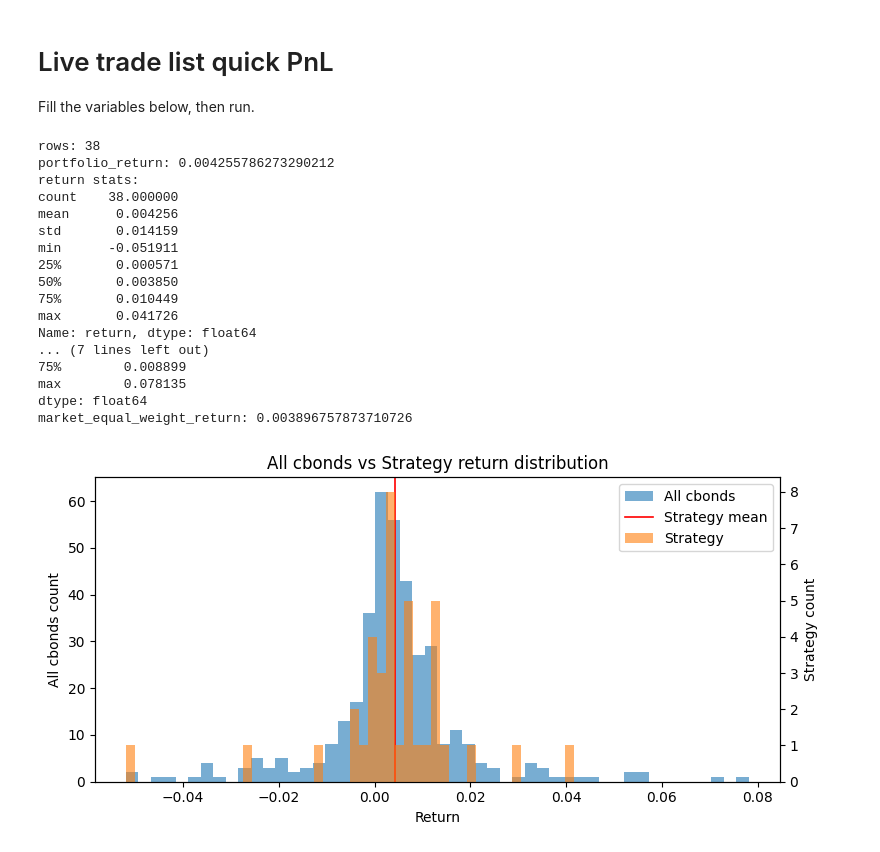
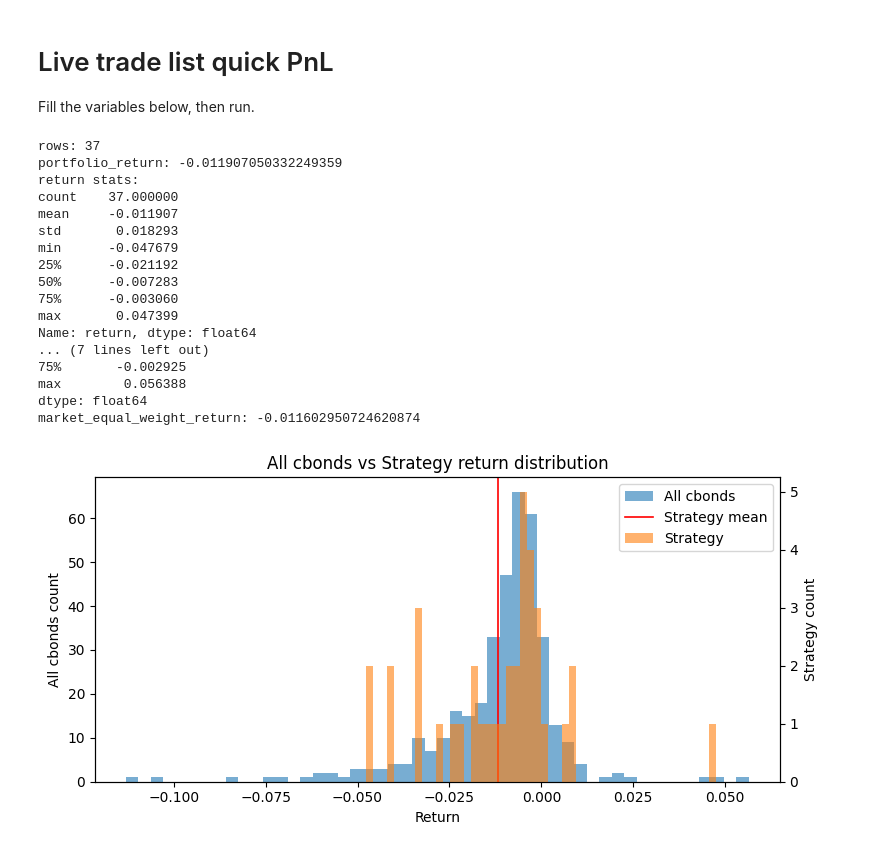
Before and after one commit to gwc0207/CBOND_DAY, a Jupyter notebook: notebooks/live_trade_pnl.ipynb, the cells around one changed output. Drawn from its saved outputs; the diff is of its cells as text; code cells hidden in the pictures.

```diff
--- a/notebooks/live_trade_pnl.ipynb
+++ b/notebooks/live_trade_pnl.ipynb
@@ -8,7 +8,7 @@ import pandas as pd
 import matplotlib.pyplot as plt
 
 # ---- settings ----
-trade_day = '2026-01-19'  # trade_list date
+trade_day = '2026-01-20'  # trade_list date
 signal_name = 'combo_default'
 batch_id = 'Live'
 results_root = Path('D:/cbond_daily/results')
@@ -70,47 +70,47 @@ all_sell = apply_bps(all_df[sell_twap_col], cost_bps, 'sell')
 all_returns = (all_sell - all_buy) / all_buy
 
 print('all cbonds return stats:')
 print(all_returns.describe())
 
 # equal-weight market return (all tradable)
 if len(all_returns) > 0:
     market_eq_ret = float(all_returns.mean())
     print('market_equal_weight_return:', market_eq_ret)
 
 # histogram
 fig, ax = plt.subplots(figsize=(8, 4))
 ax2 = ax.twinx()
 ax.hist(all_returns.dropna(), bins=50, alpha=0.6, label='All cbonds')
 ax2.hist(merged['return'].dropna(), bins=50, alpha=0.6, color='tab:orange', label='Strategy')
 ax.axvline(merged['return'].mean(), color='red', linewidth=1.2, label='Strategy mean')
 ax.set_title('All cbonds vs Strategy return distribution')
 ax.set_xlabel('Return')
 ax.set_ylabel('All cbonds count')
 ax2.set_ylabel('Strategy count')
 lines, labels = ax.get_legend_handles_labels()
 lines2, labels2 = ax2.get_legend_handles_labels()
 ax.legend(lines + lines2, labels + labels2, loc='best')
 fig.tight_layout()
 plt.show()
 # %% [output]
-rows: 38
-portfolio_return: 0.004255786273290212
+rows: 37
+portfolio_return: -0.011907050332249359
 return stats:
-count    38.000000
-mean      0.004256
-std       0.014159
-min      -0.051911
-25%       0.000571
-50%       0.003850
-75%       0.010449
-max       0.041726
+count    37.000000
+mean     -0.011907
+std       0.018293
+min      -0.047679
+25%      -0.021192
+50%      -0.007283
+75%      -0.003060
+max       0.047399
 Name: return, dtype: float64
 ... (7 lines left out)
-75%        0.008899
-max        0.078135
+75%       -0.002925
+max        0.056388
 dtype: float64
-market_equal_weight_return: 0.003896757873710726
+market_equal_weight_return: -0.011602950724620874
-[figure, old version]
+[figure, new version]
 # %%
 merged
 # %% [output]
```
Also changed, not shown: parts of 1 cell of this notebook, 6 other files.
